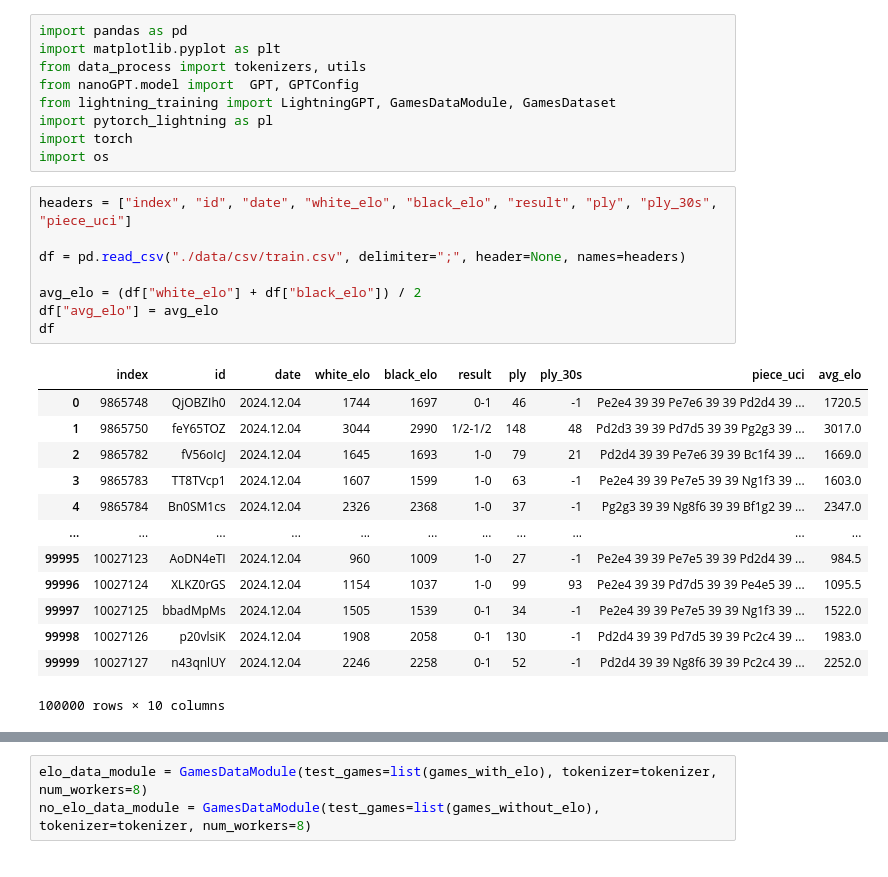
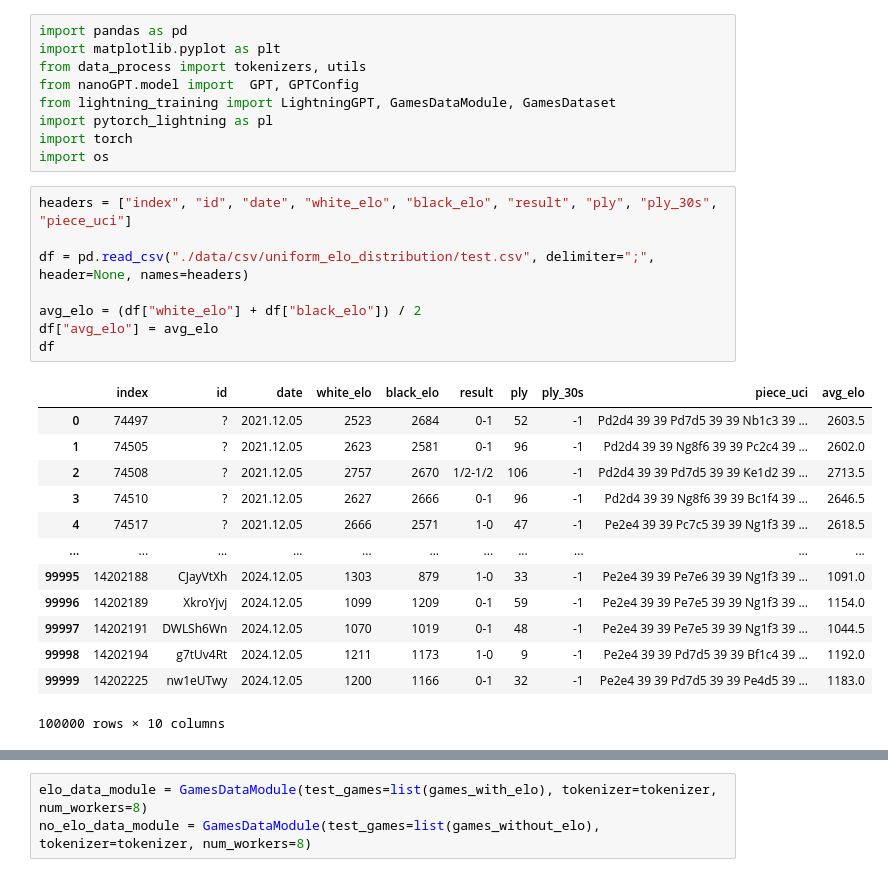
Before and after one commit to Kamil2601/nanoGPT-chess, a Jupyter notebook: test_elo_vs_no_elo.ipynb, the cells around one changed output, grey strips where cells are left out. Cells and saved outputs as stored; diff of their text form.

```diff
--- a/test_elo_vs_no_elo.ipynb
+++ b/test_elo_vs_no_elo.ipynb
@@ -10,24 +10,24 @@ import os
 # %%
 headers = ["index", "id", "date", "white_elo", "black_elo", "result", "ply", "ply_30s", "piece_uci"]
 
-df = pd.read_csv("./data/csv/train.csv", delimiter=";", header=None, names=headers)
+df = pd.read_csv("./data/csv/uniform_elo_distribution/test.csv", delimiter=";", header=None, names=headers)
 
 avg_elo = (df["white_elo"] + df["black_elo"]) / 2
 df["avg_elo"] = avg_elo
 df
 # %% [output]
 |  | index | id | date | white_elo | black_elo | result | ply | ply_30s | piece_uci | avg_elo |
-| 0 | 9865748 | QjOBZIh0 | 2024.12.04 | 1744 | 1697 | 0-1 | 46 | -1 | Pe2e4 39 39 Pe7e6 39 39 Pd2d4 39 ... | 1720.5 |
-| 1 | 9865750 | feY65TOZ | 2024.12.04 | 3044 | 2990 | 1/2-1/2 | 148 | 48 | Pd2d3 39 39 Pd7d5 39 39 Pg2g3 39 ... | 3017.0 |
-| 2 | 9865782 | fV56oIcJ | 2024.12.04 | 1645 | 1693 | 1-0 | 79 | 21 | Pd2d4 39 39 Pe7e6 39 39 Bc1f4 39 ... | 1669.0 |
-| 3 | 9865783 | TT8TVcp1 | 2024.12.04 | 1607 | 1599 | 1-0 | 63 | -1 | Pe2e4 39 39 Pe7e5 39 39 Ng1f3 39 ... | 1603.0 |
-| 4 | 9865784 | Bn0SM1cs | 2024.12.04 | 2326 | 2368 | 1-0 | 37 | -1 | Pg2g3 39 39 Ng8f6 39 39 Bf1g2 39 ... | 2347.0 |
+| 0 | 74497 | ? | 2021.12.05 | 2523 | 2684 | 0-1 | 52 | -1 | Pd2d4 39 39 Pd7d5 39 39 Nb1c3 39 ... | 2603.5 |
+| 1 | 74505 | ? | 2021.12.05 | 2623 | 2581 | 0-1 | 96 | -1 | Pd2d4 39 39 Ng8f6 39 39 Pc2c4 39 ... | 2602.0 |
+| 2 | 74508 | ? | 2021.12.05 | 2757 | 2670 | 1/2-1/2 | 106 | -1 | Pd2d4 39 39 Pd7d5 39 39 Ke1d2 39 ... | 2713.5 |
+| 3 | 74510 | ? | 2021.12.05 | 2627 | 2666 | 0-1 | 96 | -1 | Pd2d4 39 39 Ng8f6 39 39 Bc1f4 39 ... | 2646.5 |
+| 4 | 74517 | ? | 2021.12.05 | 2666 | 2571 | 1-0 | 47 | -1 | Pe2e4 39 39 Pc7c5 39 39 Ng1f3 39 ... | 2618.5 |
 | ... | ... | ... | ... | ... | ... | ... | ... | ... | ... | ... |
-| 99995 | 10027123 | AoDN4eTI | 2024.12.04 | 960 | 1009 | 1-0 | 27 | -1 | Pe2e4 39 39 Pe7e5 39 39 Pd2d4 39 ... | 984.5 |
-| 99996 | 10027124 | XLKZ0rGS | 2024.12.04 | 1154 | 1037 | 1-0 | 99 | 93 | Pe2e4 39 39 Pd7d5 39 39 Pe4e5 39 ... | 1095.5 |
-| 99997 | 10027125 | bbadMpMs | 2024.12.04 | 1505 | 1539 | 0-1 | 34 | -1 | Pe2e4 39 39 Pe7e5 39 39 Ng1f3 39 ... | 1522.0 |
-| 99998 | 10027126 | p20vlsiK | 2024.12.04 | 1908 | 2058 | 0-1 | 130 | -1 | Pd2d4 39 39 Pd7d5 39 39 Pc2c4 39 ... | 1983.0 |
-| 99999 | 10027127 | n43qnlUY | 2024.12.04 | 2246 | 2258 | 0-1 | 52 | -1 | Pd2d4 39 39 Ng8f6 39 39 Pc2c4 39 ... | 2252.0 |
+| 99995 | 14202188 | CJayVtXh | 2024.12.05 | 1303 | 879 | 1-0 | 33 | -1 | Pe2e4 39 39 Pe7e6 39 39 Ng1f3 39 ... | 1091.0 |
+| 99996 | 14202189 | XkroYjvj | 2024.12.05 | 1099 | 1209 | 0-1 | 59 | -1 | Pe2e4 39 39 Pe7e5 39 39 Ng1f3 39 ... | 1154.0 |
+| 99997 | 14202191 | DWLSh6Wn | 2024.12.05 | 1070 | 1019 | 0-1 | 48 | -1 | Pe2e4 39 39 Pe7e5 39 39 Ng1f3 39 ... | 1044.5 |
+| 99998 | 14202194 | g7tUv4Rt | 2024.12.05 | 1211 | 1173 | 1-0 | 9 | -1 | Pe2e4 39 39 Pd7d5 39 39 Bf1c4 39 ... | 1192.0 |
+| 99999 | 14202225 | nw1eUTwy | 2024.12.05 | 1200 | 1166 | 0-1 | 32 | -1 | Pe2e4 39 39 Pd7d5 39 39 Pe4d5 39 ... | 1183.0 |
 100000 rows × 10 columns
 # %%
 n_games = len(df)
```
Also changed, not shown: parts of 14 cells of this notebook, 5 other files.
